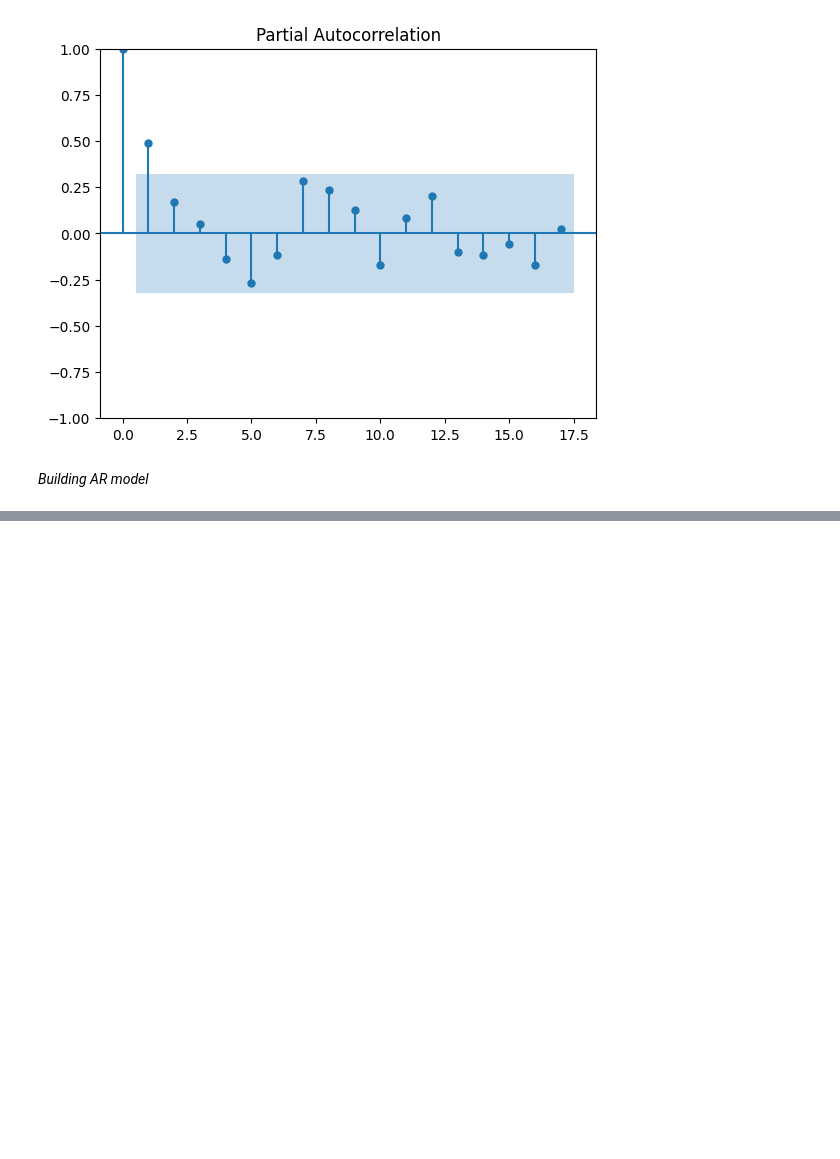
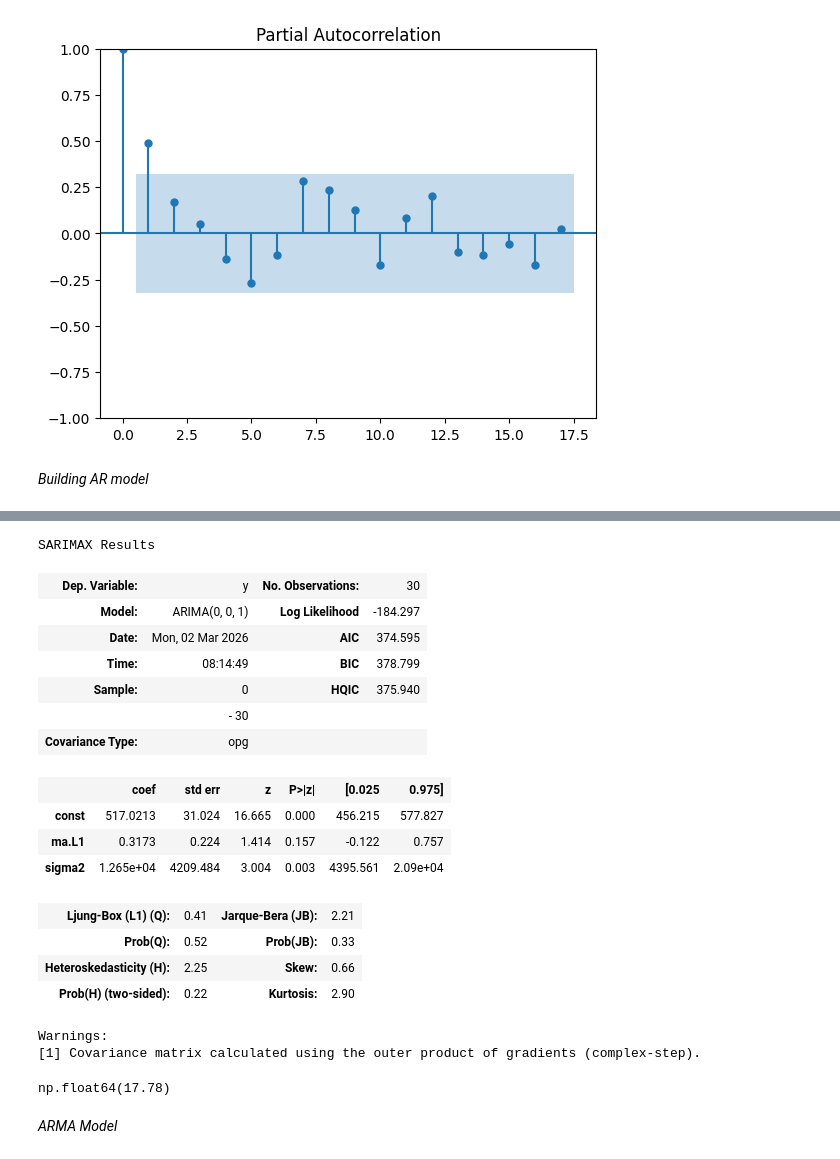
Before and after one commit to aparna-2001/machine_learning_using_python, a Jupyter notebook: forecasting.ipynb, the cells around one changed output, grey strips where cells are left out. Saved outputs shown, nothing was run; the diff lists cells and outputs as text; code cells hidden in the pictures; blank space fills up the shorter version.

```diff
--- a/forecasting.ipynb
+++ b/forecasting.ipynb
@@ -212,0 +246,30 @@ pacf_plot.show()
+# %%
+arima_ma = ARIMA(vimana_df.demand[0:30].astype(np.float64).to_numpy(), order = (0,0,1))
+arima_model = arima_ma.fit()
+arima_model.summary()
+# %% [output]
+SARIMAX Results
+| Dep. Variable: | y | No. Observations: | 30 |
+| Model: | ARIMA(0, 0, 1) | Log Likelihood | -184.297 |
+| Date: | Mon, 02 Mar 2026 | AIC | 374.595 |
+| Time: | 08:14:49 | BIC | 378.799 |
+| Sample: | 0 | HQIC | 375.940 |
+|  | - 30 |  |  |
+| Covariance Type: | opg |  |  |
+|  | coef | std err | z | P>|z| | [0.025 | 0.975] |
+| const | 517.0213 | 31.024 | 16.665 | 0.000 | 456.215 | 577.827 |
+| ma.L1 | 0.3173 | 0.224 | 1.414 | 0.157 | -0.122 | 0.757 |
+| sigma2 | 1.265e+04 | 4209.484 | 3.004 | 0.003 | 4395.561 | 2.09e+04 |
+| Ljung-Box (L1) (Q): | 0.41 | Jarque-Bera (JB): | 2.21 |
+| Prob(Q): | 0.52 | Prob(JB): | 0.33 |
+| Heteroskedasticity (H): | 2.25 | Skew: | 0.66 |
+| Prob(H) (two-sided): | 0.22 | Kurtosis: | 2.90 |
+Warnings:
+[1] Covariance matrix calculated using the outer product of gradients (complex-step).
+# %%
+forecast_31_37_ma = arima_model.predict(30,36)
+get_mape(vimana_df.demand[30:], forecast_31_37_ma)
+# %% [output]
+np.float64(17.78)
+# %% [markdown]
+*ARMA Model*
```
Also changed, not shown: parts of 4 cells of this notebook.
